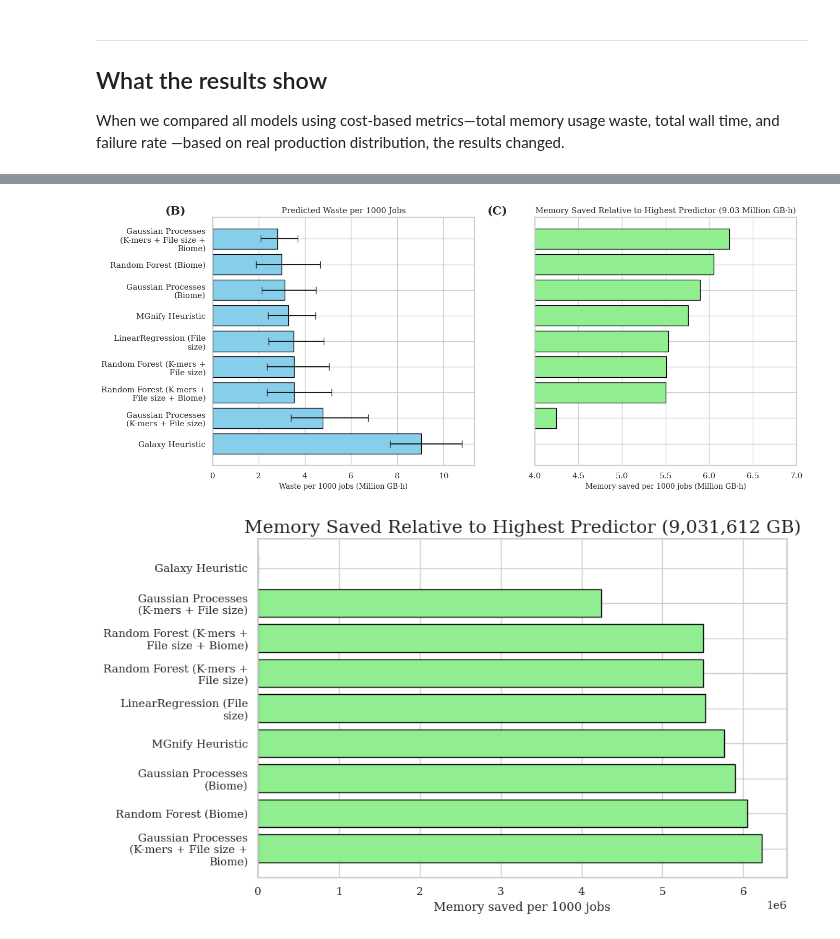
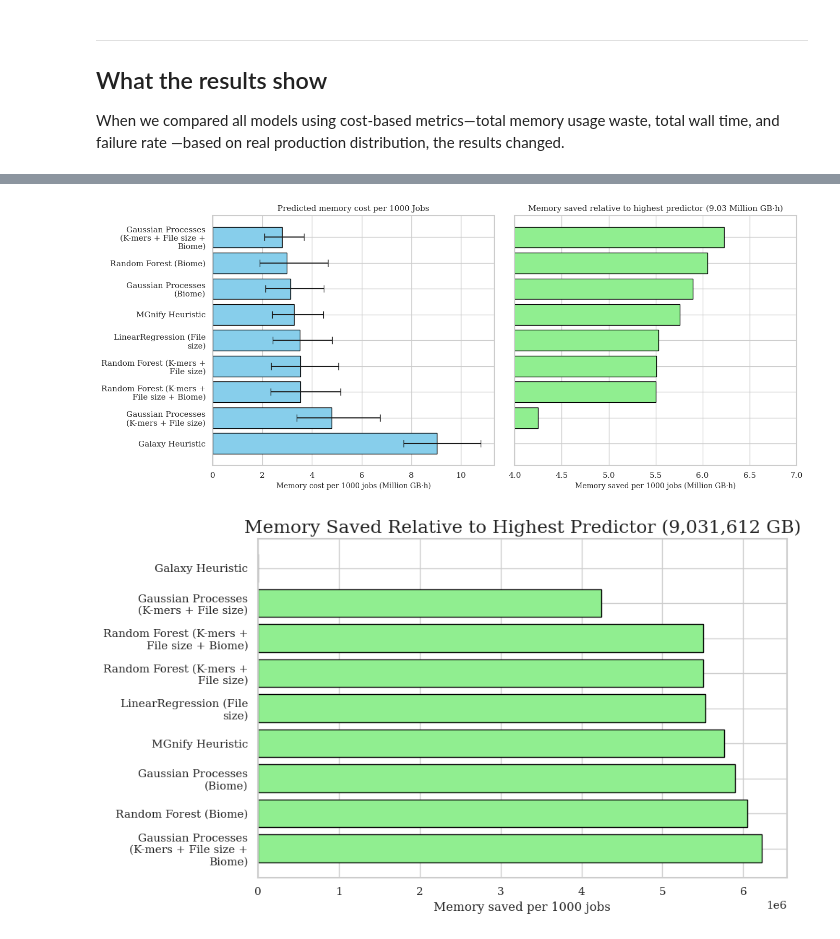
Before and after one commit to usegalaxy-eu/FAIRyMAGs, a Jupyter notebook: metaspades-resource-estimation/evaluation_metrics.ipynb, the cells around one changed output, grey strips where cells are left out. Drawn from its saved outputs; the diff is of its cells as text; code cells hidden in the pictures.

```diff
--- a/metaspades-resource-estimation/evaluation_metrics.ipynb
+++ b/metaspades-resource-estimation/evaluation_metrics.ipynb
@@ -121,5 +63,5 @@ args = p.parse_args([])
 # %%
-stats_file = "output/updated_mgnify_assemblies_stats_v3.15.3_metaspades_kmer_stats.csv"
+stats_file = "output/updated_mgnify_assemblies_stats_v3.15.3_metaspades_kmer10_stats_filesize.csv"
 y_file = "output/updated_mgnify_assemblies_stats_v3.15.3_metaspades_subset.csv"
 
 df = load_your_data(stats_file, y_file)
@@ -828,8 +770,6 @@ print(summary_df.to_markdown(index=False))
 | Gaussian Processes (K-mers + File size) 0.99         |           4.78288e+06 |         3.38671e+06 |         6.74362e+06 |              44861.2 |            34164.3 |            60175.5 |            ...
 | Gaussian Processes (K-mers + File size + Biome) 0.99 |           2.80228e+06 |         2.08362e+06 |         3.6828e+06  |              40040.2 |            32789.3 |            49004.4 |            ...
 # %%
-
-
 # --- 1) Function to shorten/wrap labels ---
 def shorten_label(label, width=25):
     parts = label.split()
@@ -856,63 +796,40 @@ saved_memory = highest_waste - summary_sorted["waste_per_1000_mean"]
 
 # --- 6) Figure setup ---
 fig, axes = plt.subplots(1, 2, figsize=(14, 6), sharey=True)
-panel_labels = ["B", "C"]  # for figure labeling
 
-# --- 6a) Plot (B): Waste per 1000 jobs ---
+# --- 6a) Plot: Waste per 1000 jobs ---
 axes[0].barh(
     labels,
     summary_sorted["waste_per_1000_mean"] / 1e6,  # Million GB·h
     xerr=[e / 1e6 for e in error],
     capsize=5,
     color="skyblue",
     edgecolor="black"
 )
 axes[0].invert_yaxis()
-axes[0].set_xlabel("Waste per 1000 jobs (Million GB·h)", fontsize=10)
-axes[0].set_title("Predicted Waste per 1000 Jobs", fontsize=11)
+axes[0].set_xlabel("Memory cost per 1000 jobs (Million GB·h)", fontsize=10)
+axes[0].set_title("Predicted memory cost per 1000 Jobs", fontsize=11)
 
-# Add panel label
-axes[0].text(
-    -0.18, 1.05,
-    f"({panel_labels[0]})",
-    transform=axes[0].transAxes,
-    fontsize=16,
-    fontweight='bold',
-    va='top',
-    ha='left'
-)
-
-# --- 6b) Plot (C): Memory saved relative to highest predictor ---
+# --- 6b) Plot: Memory saved relative to highest predictor ---
 axes[1].barh(
     labels,
     saved_memory / 1e6,  # Million GB·h
     color="lightgreen",
     edgecolor="black"
 )
 axes[1].invert_yaxis()
 axes[1].set_xlabel("Memory saved per 1000 jobs (Million GB·h)", fontsize=10)
-axes[1].set_title(f"Memory Saved Relative to Highest Predictor ({highest_waste/1e6:.2f} Million GB·h)", fontsize=11)
+axes[1].set_title(f"Memory saved relative to highest predictor ({highest_waste/1e6:.2f} Million GB·h)", fontsize=11)
 axes[1].set_xlim(4, 7)  # limit x-axis
-
-# Add panel label
-axes[1].text(
-    -0.18, 1.05,
-    f"({panel_labels[1]})",
-    transform=axes[1].transAxes,
-    fontsize=16,
-    fontweight='bold',
-    va='top',
-    ha='left'
-)
 
 plt.tight_layout()
 
 # Optional: High-resolution export
 plt.savefig("plots/waste_memory_side_by_side.svg", dpi=600, bbox_inches="tight")
 plt.savefig("plots/waste_memory_side_by_side.png", dpi=600, bbox_inches="tight")
 plt.show()
 # %% [output]
-[figure, old version]
+[figure, new version]
 # %%
 # --- Second plot: Memory saved relative to highest predictor ---
 highest_waste = summary_sorted["waste_per_1000_mean"].max()
```
Also changed, not shown: parts of 9 cells of this notebook, 5 other files.
